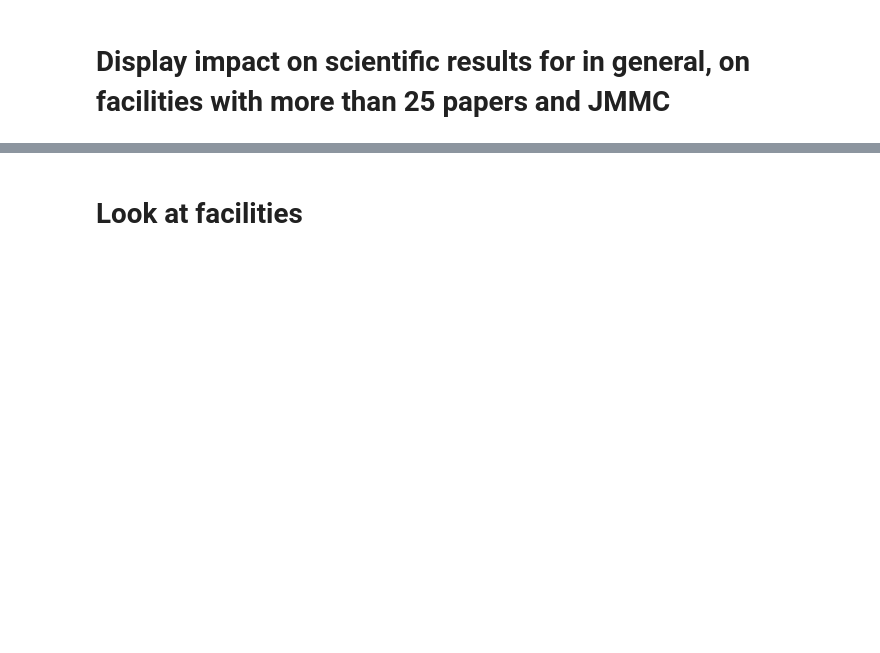
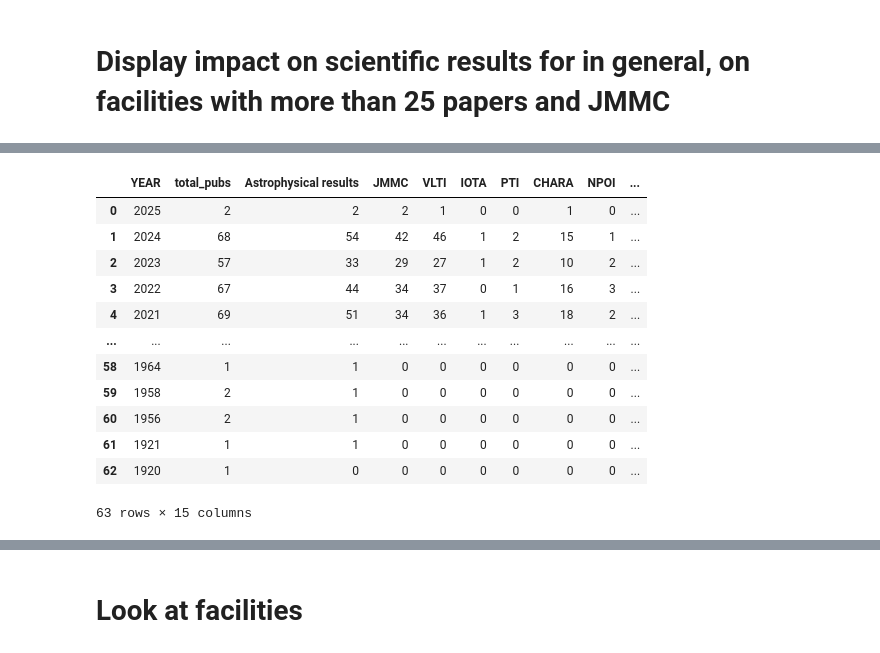
Before and after one commit to JMMC-OpenDev/jmmc-python-snippets, a Jupyter notebook: olbin-pubs.ipynb, the cells around one changed output, grey strips where cells are left out. Saved outputs shown, nothing was run; the diff lists cells and outputs as text; code cells hidden in the pictures; blank space fills up the shorter version.

```diff
--- a/olbin-pubs.ipynb
+++ b/olbin-pubs.ipynb
@@ -172,0 +172,16 @@ for tag in tags:
+# %%
+olbin[columns]
+# %% [output]
+|  | YEAR | total_pubs | Astrophysical results | JMMC | VLTI | IOTA | PTI | CHARA | NPOI | ... |
+| 0 | 2025 | 2 | 2 | 2 | 1 | 0 | 0 | 1 | 0 | ... |
+| 1 | 2024 | 68 | 54 | 42 | 46 | 1 | 2 | 15 | 1 | ... |
+| 2 | 2023 | 57 | 33 | 29 | 27 | 1 | 2 | 10 | 2 | ... |
+| 3 | 2022 | 67 | 44 | 34 | 37 | 0 | 1 | 16 | 3 | ... |
+| 4 | 2021 | 69 | 51 | 34 | 36 | 1 | 3 | 18 | 2 | ... |
+| ... | ... | ... | ... | ... | ... | ... | ... | ... | ... | ... |
+| 58 | 1964 | 1 | 1 | 0 | 0 | 0 | 0 | 0 | 0 | ... |
+| 59 | 1958 | 2 | 1 | 0 | 0 | 0 | 0 | 0 | 0 | ... |
+| 60 | 1956 | 2 | 1 | 0 | 0 | 0 | 0 | 0 | 0 | ... |
+| 61 | 1921 | 1 | 1 | 0 | 0 | 0 | 0 | 0 | 0 | ... |
+| 62 | 1920 | 1 | 0 | 0 | 0 | 0 | 0 | 0 | 0 | ... |
+63 rows × 15 columns
```
Also changed, not shown: parts of 8 cells of this notebook.
